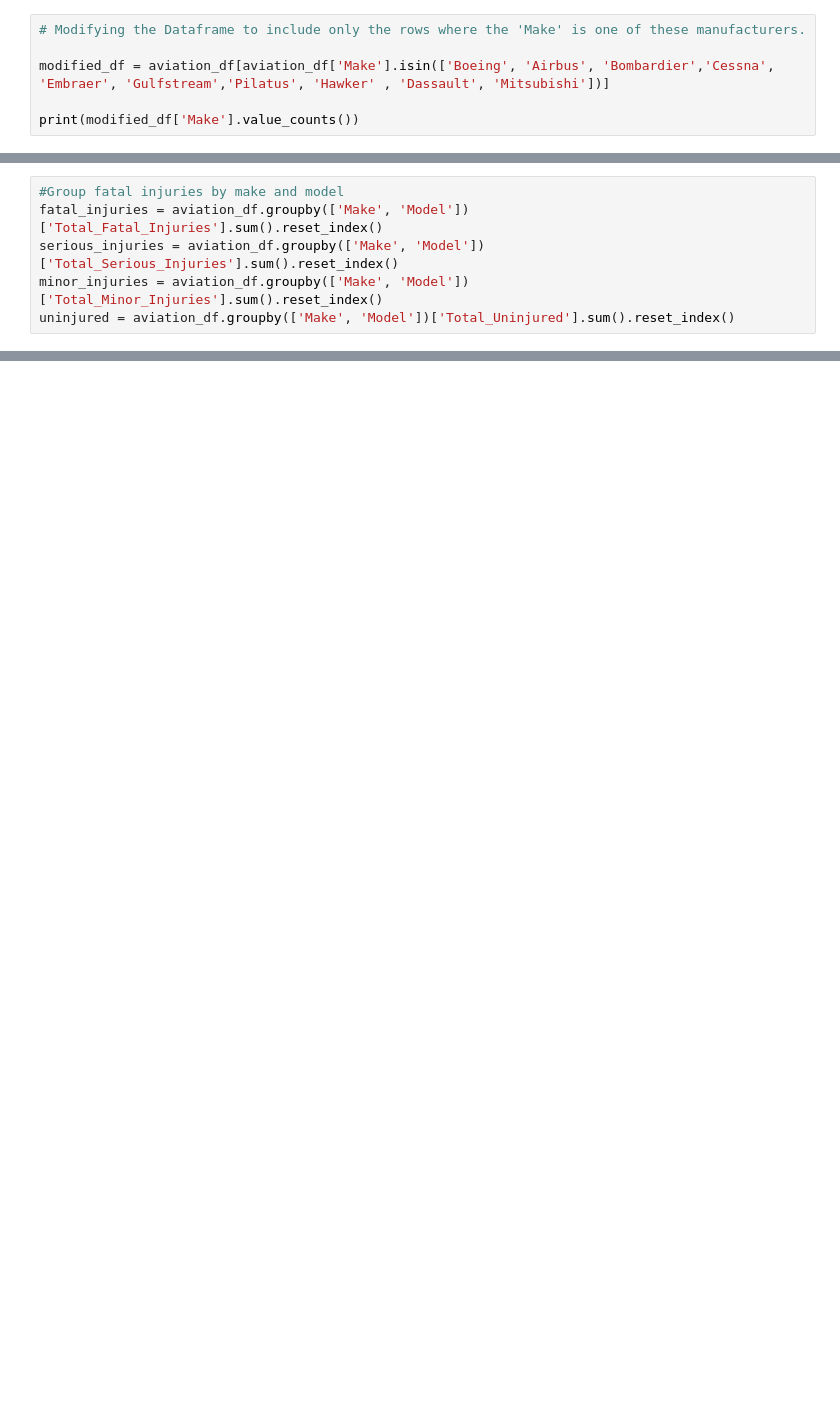
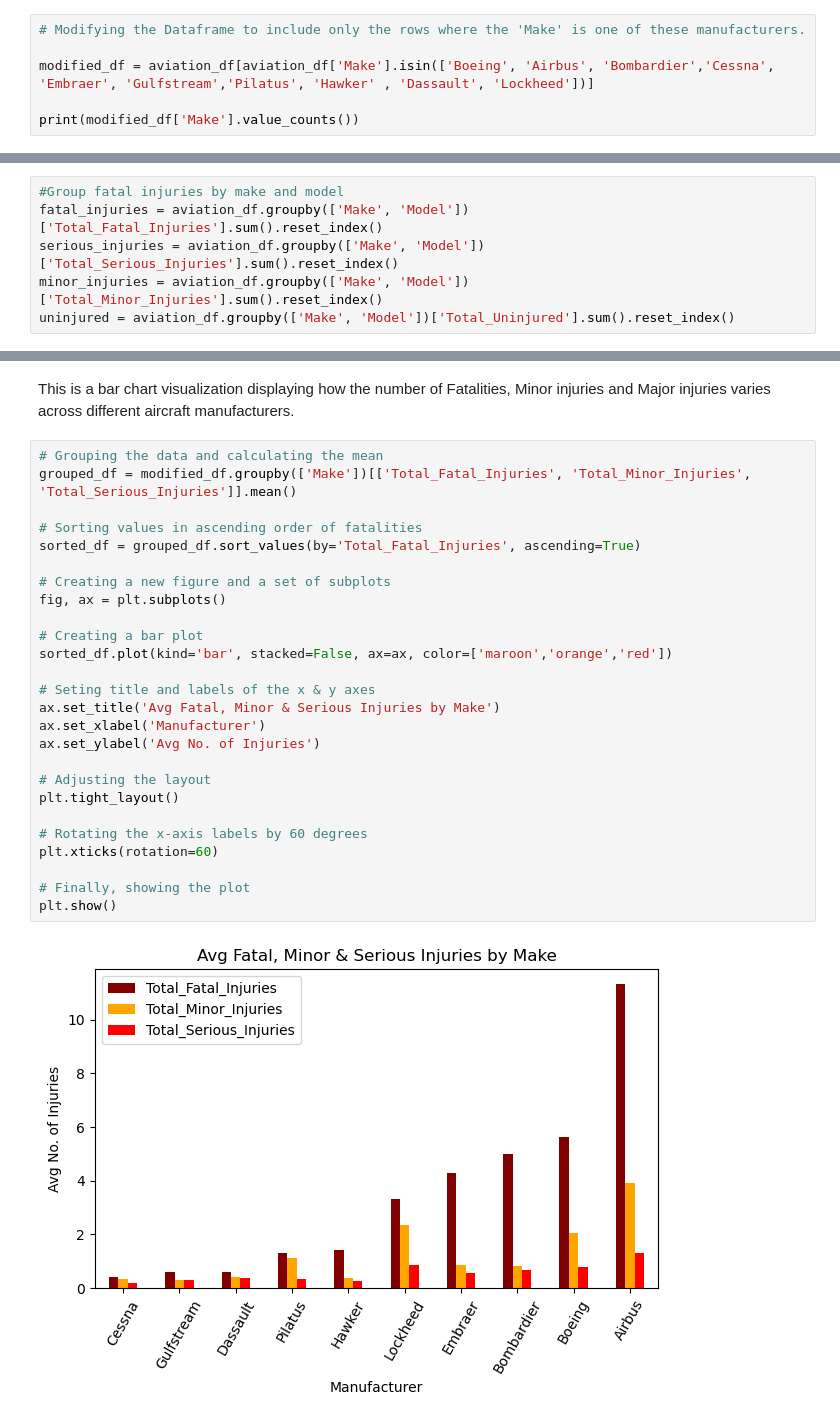
Before and after one commit to Nkatha-Imanene/AVIATION-PROJECT, a Jupyter notebook: index.ipynb, the cells around one changed output, grey strips where cells are left out. Cells and saved outputs as stored; diff of their text form; blank space fills up the shorter version.

Commit message:
Data visualization using matplotlib

```diff
--- a/index.ipynb
+++ b/index.ipynb
@@ -201,7 +205,7 @@ aviation_df['Make'] = aviation_df['Make'].apply(standardize_make)
 # %%
 # Modifying the Dataframe to include only the rows where the 'Make' is one of these manufacturers.
 
-modified_df = aviation_df[aviation_df['Make'].isin(['Boeing', 'Airbus', 'Bombardier','Cessna', 'Embraer', 'Gulfstream','Pilatus', 'Hawker' , 'Dassault', 'Mitsubishi'])]
+modified_df = aviation_df[aviation_df['Make'].isin(['Boeing', 'Airbus', 'Bombardier','Cessna', 'Embraer', 'Gulfstream','Pilatus', 'Hawker' , 'Dassault', 'Lockheed'])]
 
 print(modified_df['Make'].value_counts())
 # %% [output]
@@ -237,0 +247,30 @@ uninjured = aviation_df.groupby(['Make', 'Model'])['Total_Uninjured'].sum().rese
+# %% [markdown]
+This is a bar chart visualization displaying how the number of Fatalities, Minor injuries and Major injuries varies across different aircraft manufacturers.
+# %%
+# Grouping the data and calculating the mean
+grouped_df = modified_df.groupby(['Make'])[['Total_Fatal_Injuries', 'Total_Minor_Injuries', 'Total_Serious_Injuries']].mean()
+
+# Sorting values in ascending order of fatalities
+sorted_df = grouped_df.sort_values(by='Total_Fatal_Injuries', ascending=True)
+
+# Creating a new figure and a set of subplots
+fig, ax = plt.subplots()
+
+# Creating a bar plot
+sorted_df.plot(kind='bar', stacked=False, ax=ax, color=['maroon','orange','red'])
+
+# Seting title and labels of the x & y axes
+ax.set_title('Avg Fatal, Minor & Serious Injuries by Make')
+ax.set_xlabel('Manufacturer')
+ax.set_ylabel('Avg No. of Injuries')
+
+# Adjusting the layout
+plt.tight_layout()
+
+# Rotating the x-axis labels by 60 degrees
+plt.xticks(rotation=60)
+
+# Finally, showing the plot
+plt.show()
+# %% [output]
+[figure, added]
```
Also changed, not shown: parts of 15 cells of this notebook.
